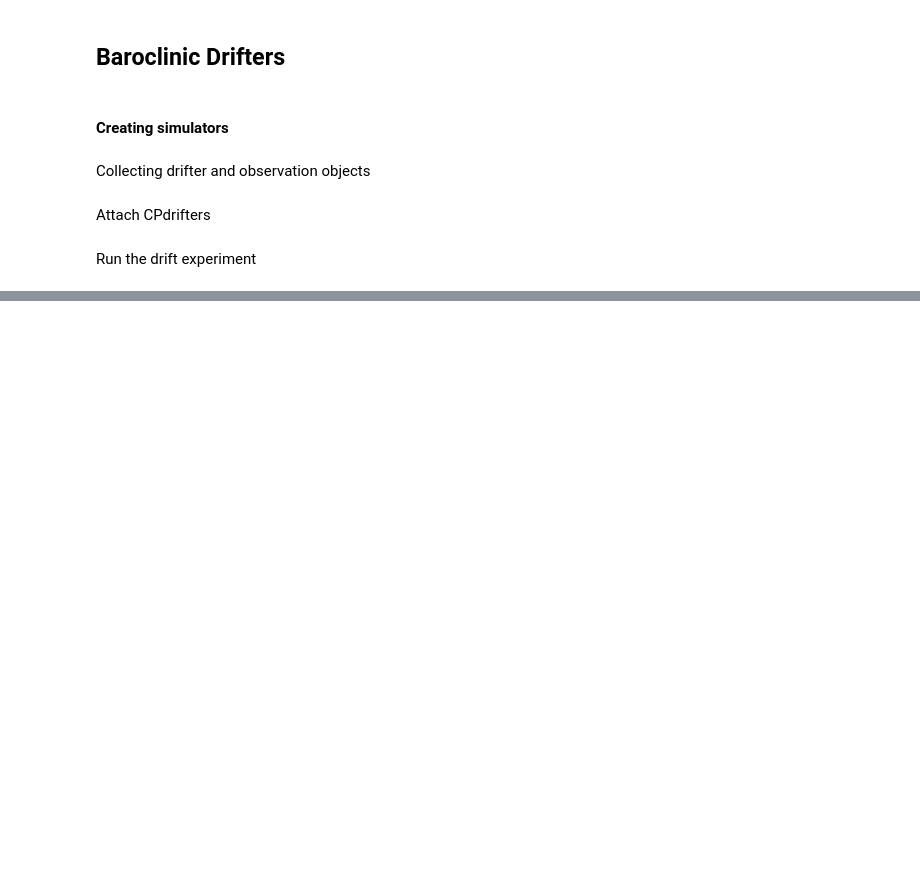
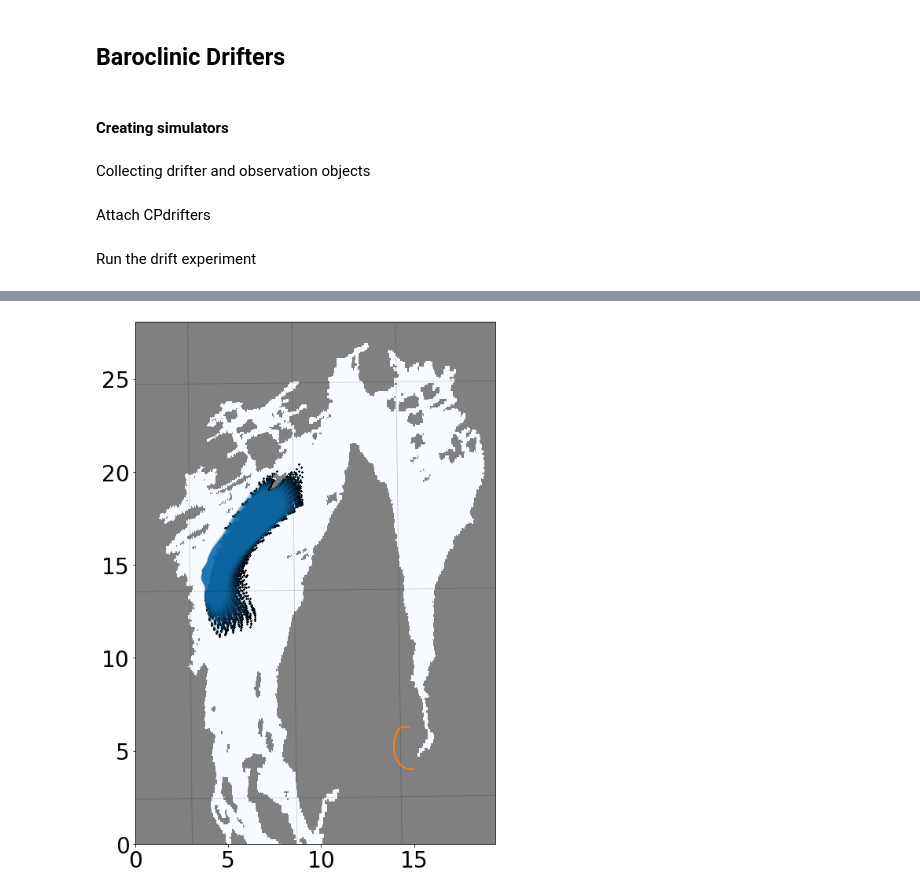
Before and after one commit to sintefmath/reduced-gravity-ocean-model, a Jupyter notebook: notebooks/Oslofjord/Oslofjord-BaroclinicDrifters.ipynb, the cells around one changed output, grey strips where cells are left out. Cells and saved outputs as stored; diff of their text form; code cells hidden in the pictures; blank space fills up the shorter version.

```diff
--- a/notebooks/Oslofjord/Oslofjord-BaroclinicDrifters.ipynb
+++ b/notebooks/Oslofjord/Oslofjord-BaroclinicDrifters.ipynb
@@ -346,0 +531,26 @@ for f in os.listdir('pickles/2023-03-17T16_26_35'):
+# %%
+o_trajectories = []
+
+o_wind_drift_factors = ["000", "015", "030"]
+for o_factor in o_wind_drift_factors:
+    with open("fjordos_opendrift_trajectories_"+o_factor+".pickle", "rb") as f:
+        opendrift_results = pickle.load(f)
+
+    o_trajectory = Observation.Observation(domain_size_x=nx*dx, domain_size_y=ny*dy, nx=x1-x0, ny=y1-y0, land_mask=1-nc["mask_rho"][y0:y1,x0:x1])
+
+    ts = [(t - opendrift_results["time"][0]).seconds for t in opendrift_results["time"]]
+
+    X = np.zeros((len(opendrift_results["lat"]), len(opendrift_results["time"])))
+    Y = np.zeros((len(opendrift_results["lat"]), len(opendrift_results["time"])))
+
+    for d in range(len(opendrift_results["lon"])):
+        for l in range(len(opendrift_results["lat"][d])):
+            if opendrift_results["lat"][d][l]:
+                xy = latlon2xy(opendrift_results["lat"][d][l], opendrift_results["lon"][d][l])
+                X[d,l], Y[d,l] = xy[1], xy[0]
+            else:
+                X[d,l], Y[d,l] = X[d,l-1], Y[d,l-1]
+
+    o_trajectory.add_observations_from_arrays(ts, X, Y)
+
+    o_trajectories.append(o_trajectory)
@@ -347,2 +630,4 @@ for f in os.listdir('pickles/2023-03-17T16_26_35'):
 # %%
-plot_cp_trajectories(trajectories, 0)
+plot_cp_trajectories(5, trajectories, o_trajectories)
+# %% [output]
+[figure, added]
```
Also changed, not shown: parts of 27 cells of this notebook.
